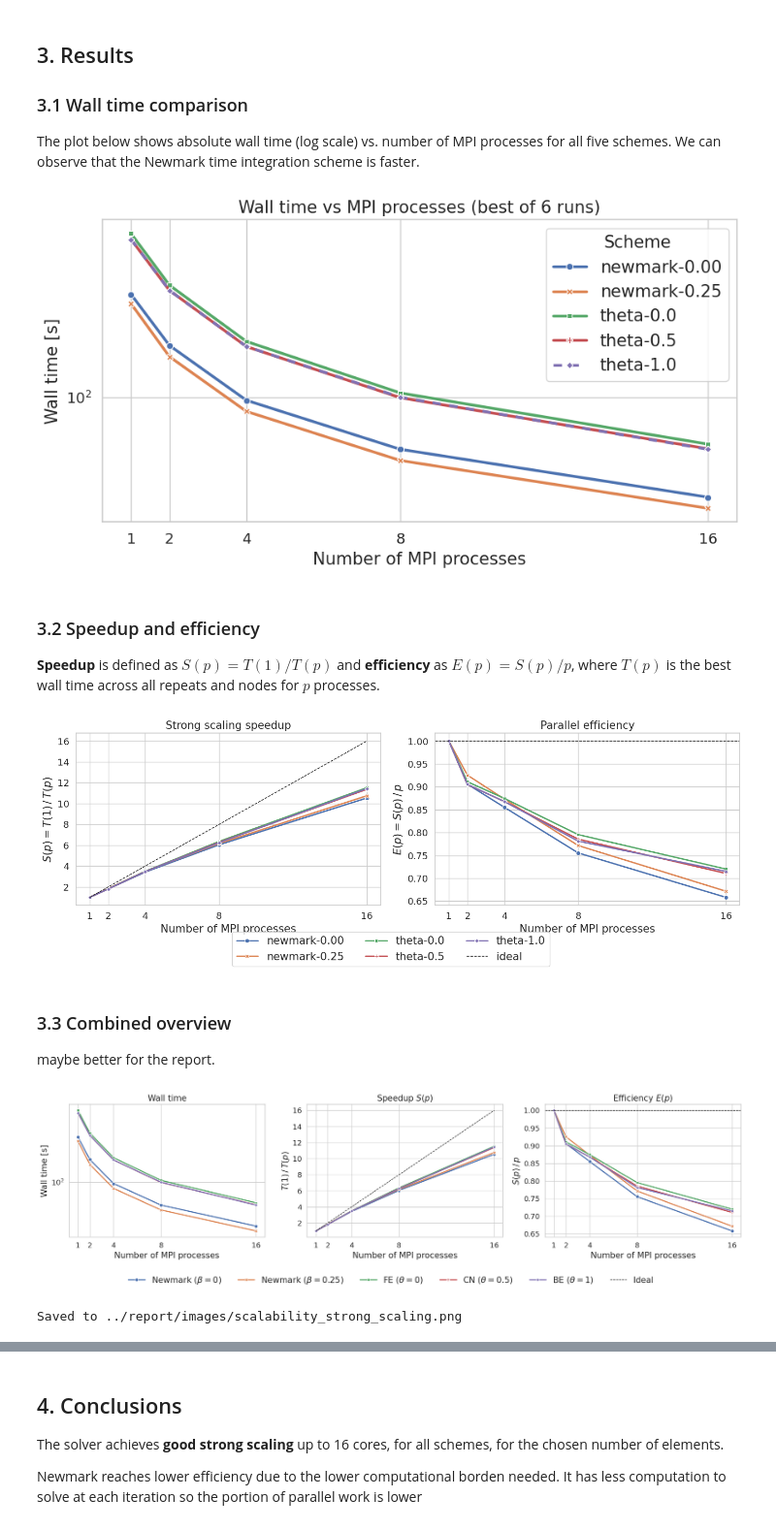
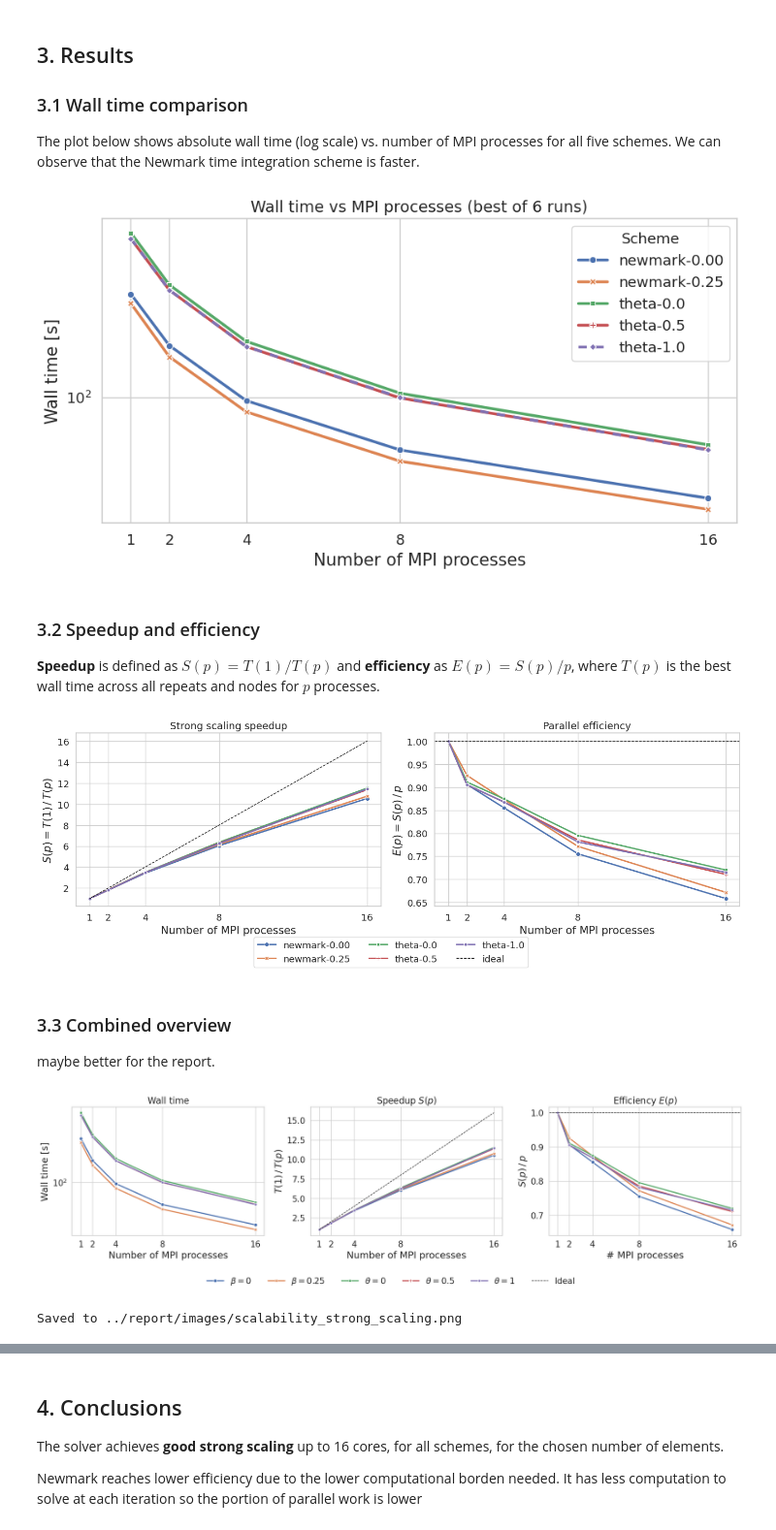
Before and after one commit to AlessandroGhiotto/nmpde-wave-equation, a Jupyter notebook: analysis/scalability-analisys.ipynb, the cells around one changed output, grey strips where cells are left out. Shown at 97% size. Cells and saved outputs as stored; diff of their text form; code cells hidden in the pictures.

```diff
--- a/analysis/scalability-analisys.ipynb
+++ b/analysis/scalability-analisys.ipynb
@@ -96,10 +96,10 @@ from pathlib import Path
 sns.set_theme(style="whitegrid")
 # %%
 # ── Font-size parameters (tweak these for the report) ──
-FONT_SIZE_BASE   = 15   # axes text, tick labels
-FONT_SIZE_TITLE  = 15   # subplot titles
+FONT_SIZE_BASE   = 14   # axes text, tick labels
+FONT_SIZE_TITLE  = 14   # subplot titles
 FONT_SIZE_LABEL  = 15   # axis labels
-FONT_SIZE_LEGEND = 15   # legend entries
+FONT_SIZE_LEGEND = 13   # legend entries
 FONT_SIZE_TICK   = 13   # tick numbers
 
 plt.rcParams.update({
@@ -222,7 +222,7 @@ ax.set_xticks(sorted(dfm_agg['nprocs'].unique()))
 ax.legend(title='Scheme')
 plt.tight_layout()
 # %% [output]
-[figure, old version]
+[figure, new version]
 # %% [markdown]
 ### 3.2 Speedup and efficiency
 
@@ -263,7 +263,7 @@ for ax in axes:
 fig.legend(handles, labels, loc='lower center', ncol=3, frameon=True, bbox_to_anchor=(0.5, -0.02))
 fig.tight_layout(rect=[0, 0.08, 1, 1])
 # %% [output]
-[figure, old version]
+[figure, new version]
 # %% [markdown]
 ### 3.3 Combined overview
 
@@ -274,11 +274,11 @@ FIG_DIR = Path("../report/images")
 FIG_DIR.mkdir(parents=True, exist_ok=True)
 
 SCHEME_LABELS = {
-    "theta-0.0":    r"FE ($\theta=0$)",
-    "theta-0.5":    r"CN ($\theta=0.5$)",
-    "theta-1.0":    r"BE ($\theta=1$)",
-    "newmark-0.00": r"Newmark ($\beta=0$)",
-    "newmark-0.25": r"Newmark ($\beta=0.25$)",
+    "theta-0.0":    r"$\theta=0$",
+    "theta-0.5":    r"$\theta=0.5$",
+    "theta-1.0":    r"$\theta=1$",
+    "newmark-0.00": r"$\beta=0$",
+    "newmark-0.25": r"$\beta=0.25$",
 }
 
 # Rename schemes for nicer labels
@@ -305,34 +305,35 @@ sns.lineplot(
     hue='Scheme', style='Scheme', markers=True, dashes=False, linewidth=2,
     ax=axes[1], errorbar=None,
 )
 p_max = int(dfm_plot['nprocs'].max())
 axes[1].plot([1, p_max], [1, p_max], color='k', linewidth=1, linestyle='--', label='Ideal')
 axes[1].set_title(r'Speedup $S(p)$')
 axes[1].set_xlabel('Number of MPI processes')
 axes[1].set_ylabel(r'$T(1)\,/\,T(p)$')
 axes[1].set_xticks(sorted(dfm_plot['nprocs'].unique()))
 
 # 3. Efficiency
 sns.lineplot(
     data=dfm_plot, x='nprocs', y='efficiency',
     hue='Scheme', style='Scheme', markers=True, dashes=False, linewidth=2,
     ax=axes[2], errorbar=None,
 )
 axes[2].axhline(1.0, color='k', linewidth=1, linestyle='--', label='Ideal')
 axes[2].set_title(r'Efficiency $E(p)$')
-axes[2].set_xlabel('Number of MPI processes')
+axes[2].set_xlabel('# MPI processes')
 axes[2].set_ylabel(r'$S(p)\,/\,p$')
 axes[2].set_xticks(sorted(dfm_plot['nprocs'].unique()))
 
 handles, labels = axes[1].get_legend_handles_labels()
 for ax in axes:
     if ax.get_legend() is not None:
         ax.get_legend().remove()
-fig.legend(handles, labels, loc='lower center', ncol=6, frameon=False, bbox_to_anchor=(0.5, -0.04))
+fig.legend(handles, labels, loc='lower center', ncol=6,
+           fontsize=FONT_SIZE_LEGEND+2, frameon=False, bbox_to_anchor=(0.5, -0.04))
 fig.tight_layout(rect=[0, 0.08, 1, 1])
 fig.savefig(FIG_DIR / "scalability_strong_scaling.png", bbox_inches="tight", dpi=150)
 plt.show()
 print(f"Saved to {FIG_DIR / 'scalability_strong_scaling.png'}")
 # %% [output]
-[figure, old version]
+[figure, new version]
 Saved to ../report/images/scalability_strong_scaling.png
```
Also changed, not shown: parts of 1 cell of this notebook, 29 other files.
